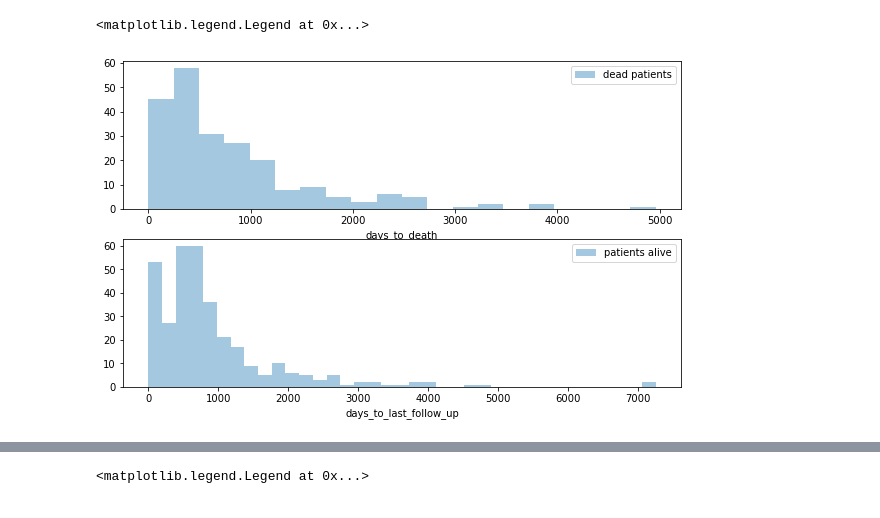
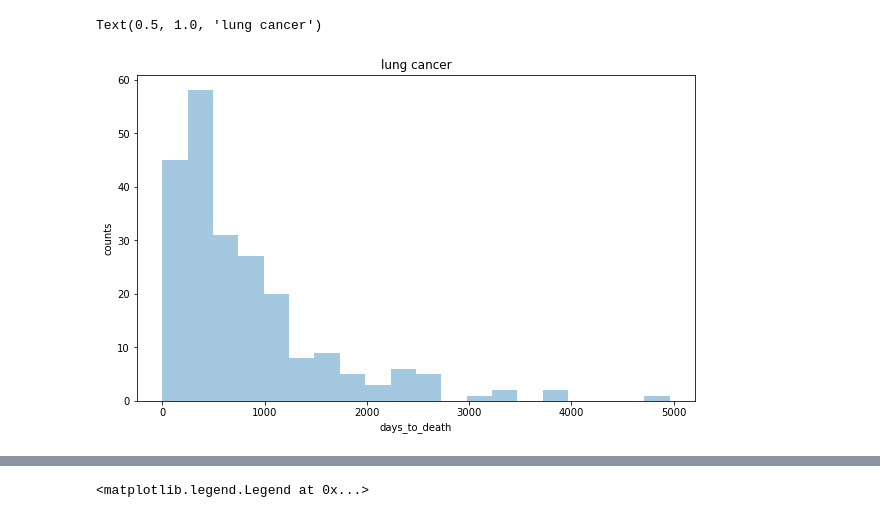
Before and after one commit to anaischossegros/research_project, a Jupyter notebook: src/Data_visualisation.ipynb, the cells around one changed output, grey strips where cells are left out. Saved outputs shown, nothing was run; the diff lists cells and outputs as text; code cells hidden in the pictures.

```diff
--- a/src/Data_visualisation.ipynb
+++ b/src/Data_visualisation.ipynb
@@ -32,15 +44,20 @@ data_cph = pd.concat([x_df,pd.DataFrame({'age': age[:,0], 'yevent': yevent[:,0],
 essai = data_cph.drop(data[data_cph.yevent==0].index)
 essai2 = data_cph.drop(data_cph[data_cph.yevent==1].index)
 # %%
+import matplotlib.pyplot as plt
+import seaborn as sns
+
 plt.figure(figsize=(10,6))
-plt.subplot(211)
+# plt.subplot(211)
 sns.distplot(essai['ytime'], kde=False, label='dead patients')
 plt.xlabel('days_to_death')
-plt.legend()
-plt.subplot(212)
-sns.distplot(essai2['ytime'], kde=False, label='patients alive')
-plt.xlabel('days_to_last_follow_up')
-plt.legend()
+plt.ylabel('counts')
+plt.title('lung cancer')
+# plt.legend()
+# plt.subplot(212)
+# sns.distplot(essai2['ytime'], kde=False, label='patients alive')
+# plt.xlabel('days_to_last_follow_up')
+# plt.legend()
 # %% [output]
-<matplotlib.legend.Legend at 0x...>
+Text(0.5, 1.0, 'lung cancer')
-[figure, old version]
+[figure, new version]
```
Also changed, not shown: parts of 10 cells of this notebook, 10 other files.
